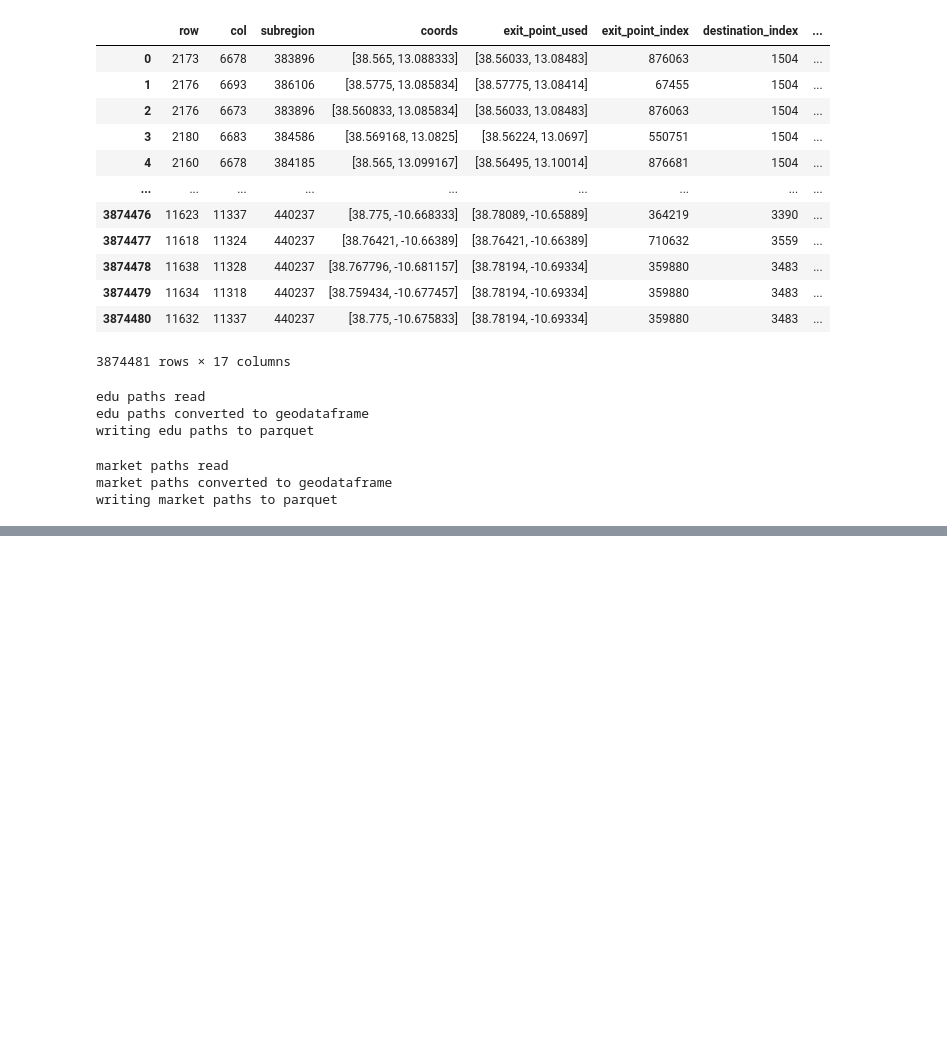
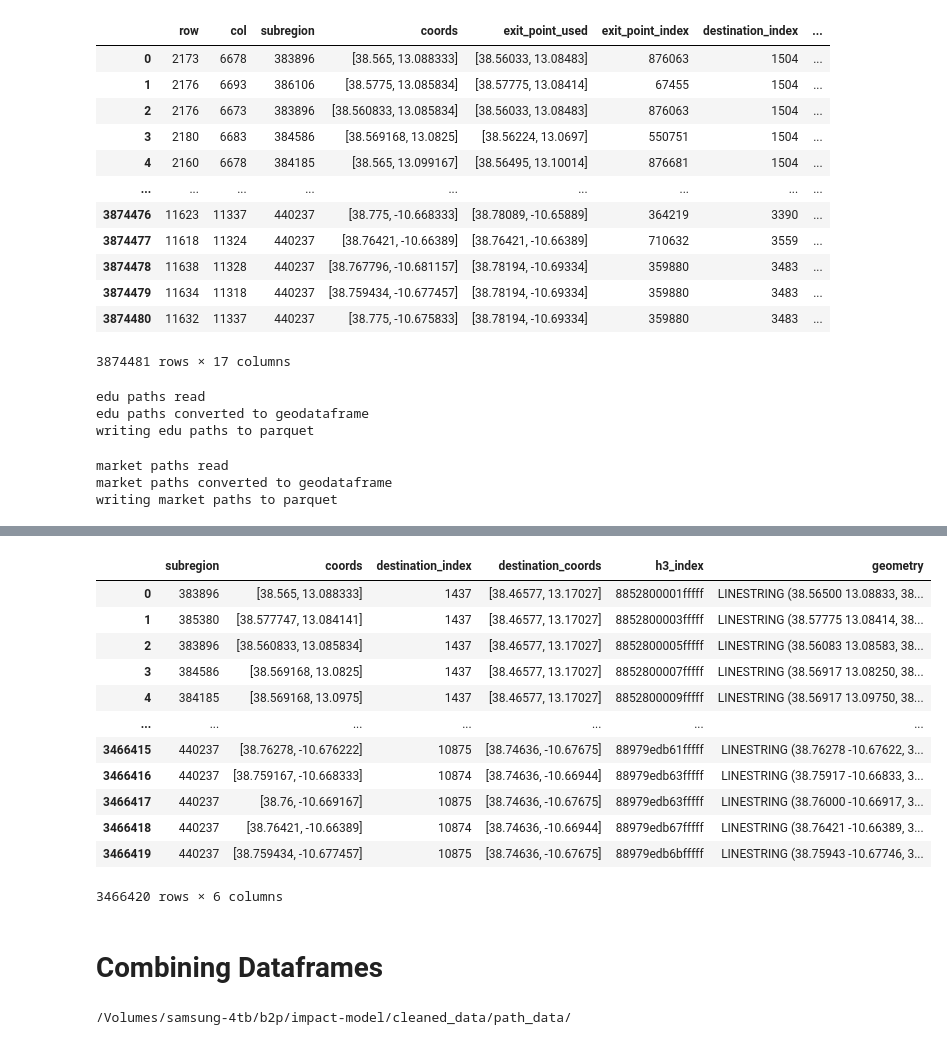
Before and after one commit to bridgestoprosperity/general-data, a Jupyter notebook: notebooks/impact-map-processing/path-processing.ipynb, the cells around one changed output, grey strips where cells are left out. Saved outputs shown, nothing was run; the diff lists cells and outputs as text; code cells hidden in the pictures; blank space fills up the shorter version.

```diff
--- a/notebooks/impact-map-processing/path-processing.ipynb
+++ b/notebooks/impact-map-processing/path-processing.ipynb
@@ -355,0 +381,18 @@ writing market paths to parquet
+# %%
+drop_list = ['row', 'col', 'exit_point_used', 'exit_point_used', 'exit_point_index', 'exit_point_index_path', 'exit_point_used_no_sites', 'exit_point_path_no_sites', 'path_to_exit_point_no_sites']
+edu_paths = edu_paths.drop(columns=drop_list, errors='ignore')
+edu_paths
+# %% [output]
+|  | subregion | coords | destination_index | destination_coords | h3_index | geometry |
+| 0 | 383896 | [38.565, 13.088333] | 1437 | [38.46577, 13.17027] | 8852800001fffff | LINESTRING (38.56500 13.08833, 38... |
+| 1 | 385380 | [38.577747, 13.084141] | 1437 | [38.46577, 13.17027] | 8852800003fffff | LINESTRING (38.57775 13.08414, 38... |
+| 2 | 383896 | [38.560833, 13.085834] | 1437 | [38.46577, 13.17027] | 8852800005fffff | LINESTRING (38.56083 13.08583, 38... |
+| 3 | 384586 | [38.569168, 13.0825] | 1437 | [38.46577, 13.17027] | 8852800007fffff | LINESTRING (38.56917 13.08250, 38... |
+| 4 | 384185 | [38.569168, 13.0975] | 1437 | [38.46577, 13.17027] | 8852800009fffff | LINESTRING (38.56917 13.09750, 38... |
+| ... | ... | ... | ... | ... | ... | ... |
+| 3466415 | 440237 | [38.76278, -10.676222] | 10875 | [38.74636, -10.67675] | 88979edb61fffff | LINESTRING (38.76278 -10.67622, 3... |
+| 3466416 | 440237 | [38.759167, -10.668333] | 10874 | [38.74636, -10.66944] | 88979edb63fffff | LINESTRING (38.75917 -10.66833, 3... |
+| 3466417 | 440237 | [38.76, -10.669167] | 10875 | [38.74636, -10.67675] | 88979edb63fffff | LINESTRING (38.76000 -10.66917, 3... |
+| 3466418 | 440237 | [38.76421, -10.66389] | 10874 | [38.74636, -10.66944] | 88979edb67fffff | LINESTRING (38.76421 -10.66389, 3... |
+| 3466419 | 440237 | [38.759434, -10.677457] | 10875 | [38.74636, -10.67675] | 88979edb6bfffff | LINESTRING (38.75943 -10.67746, 3... |
+3466420 rows × 6 columns
@@ -355,0 +409,6 @@ writing market paths to parquet
+# %% [markdown]
+# Combining Dataframes
+# %%
+print (output_folder_path)
+# %% [output]
+/Volumes/samsung-4tb/b2p/impact-model/cleaned_data/path_data/
```
Also changed, not shown: parts of 12 cells of this notebook, 7 other files.
